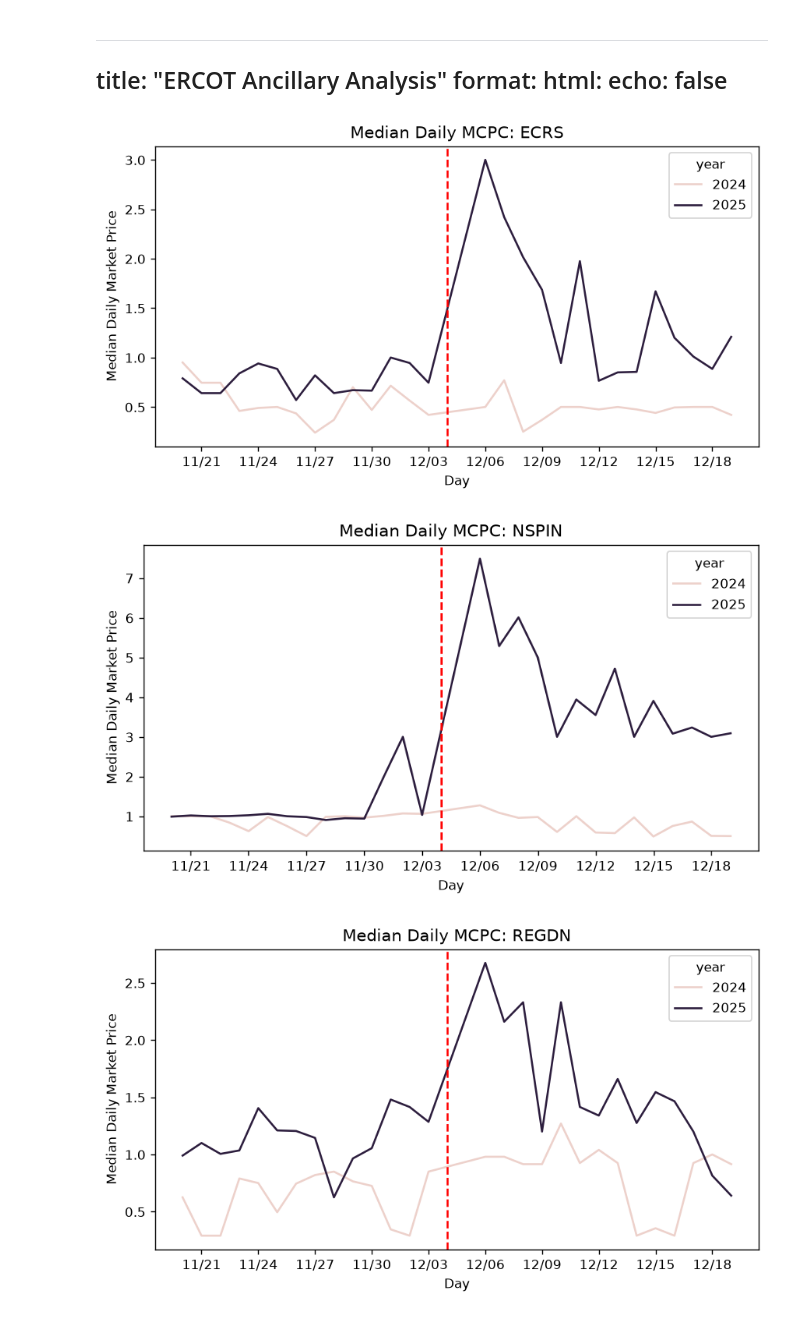
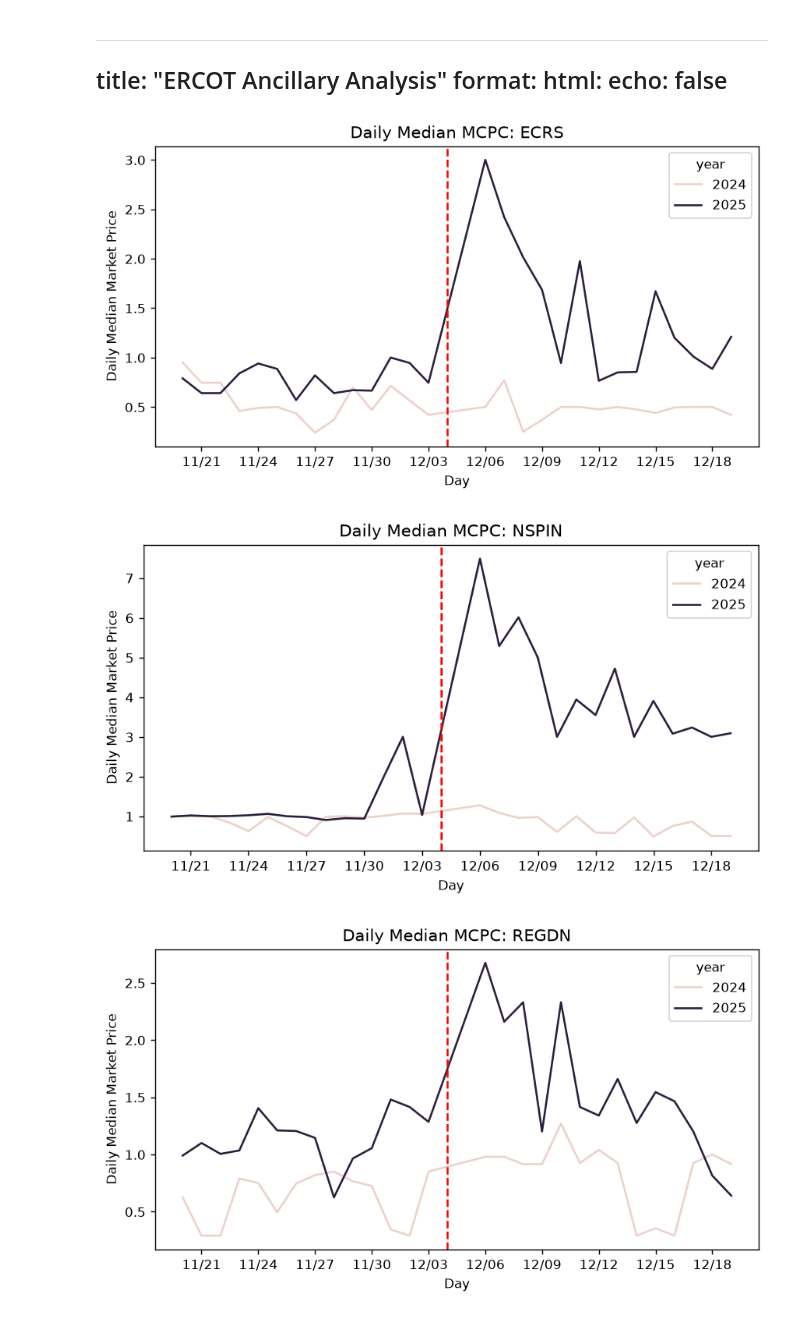
Before and after one commit to ogarz/artifex_quarto, a Jupyter notebook: projects/ercot_ancillary_analysis.ipynb, the cells around one changed output. Cells and saved outputs as stored; diff of their text form; code cells hidden in the pictures.

Commit message:
ERCOT Ancillary Analysis Plot Fix 4

```diff
--- a/projects/ercot_ancillary_analysis.ipynb
+++ b/projects/ercot_ancillary_analysis.ipynb
@@ -17,35 +17,35 @@ ercot_mcpc["interval_start_local"] = pd.to_datetime(ercot_mcpc["interval_start_l
 # %%
 as_types = ercot_mcpc["as_type"].unique()
 
 for as_type in as_types:
     plot_df = (
         ercot_mcpc.query("as_type == @as_type")
         .assign(date=lambda x: x["interval_start_local"].dt.strftime('%m/%d'))
         .groupby(["date", "year"], as_index=False)
         .agg(median_daily=("mcpc", "median"))
     )
 
     plot_df["date"] = pd.to_datetime(plot_df["date"], format="%m/%d")
 
     fig, ax = plt.subplots(figsize=(8, 4))
     sns.lineplot(data=plot_df, x="date",
      y="median_daily",
       hue="year",
        ax=ax)
 
     ax.axvline(x=pd.to_datetime("12/04",
      format="%m/%d"),
       color="red",
        linestyle="--")
-    ax.set_title(f"Median Daily MCPC: {as_type}")
+    ax.set_title(f"Daily Median MCPC: {as_type}")
     ax.xaxis.set_major_locator(mdates.DayLocator(interval=3))
     ax.xaxis.set_major_formatter(mdates.DateFormatter("%m/%d"))
-    ax.set_ylabel("Median Daily Market Price")
+    ax.set_ylabel("Daily Median Market Price")
     ax.set_xlabel("Day")
 
 
     plt.show()
 # %% [output]
-[figure, old version]
+[figure, new version]
-[figure, old version]
+[figure, new version]
-[figure, old version]
+[figure, new version]
```
Also changed, not shown: parts of 1 cell of this notebook, 7 other files.
